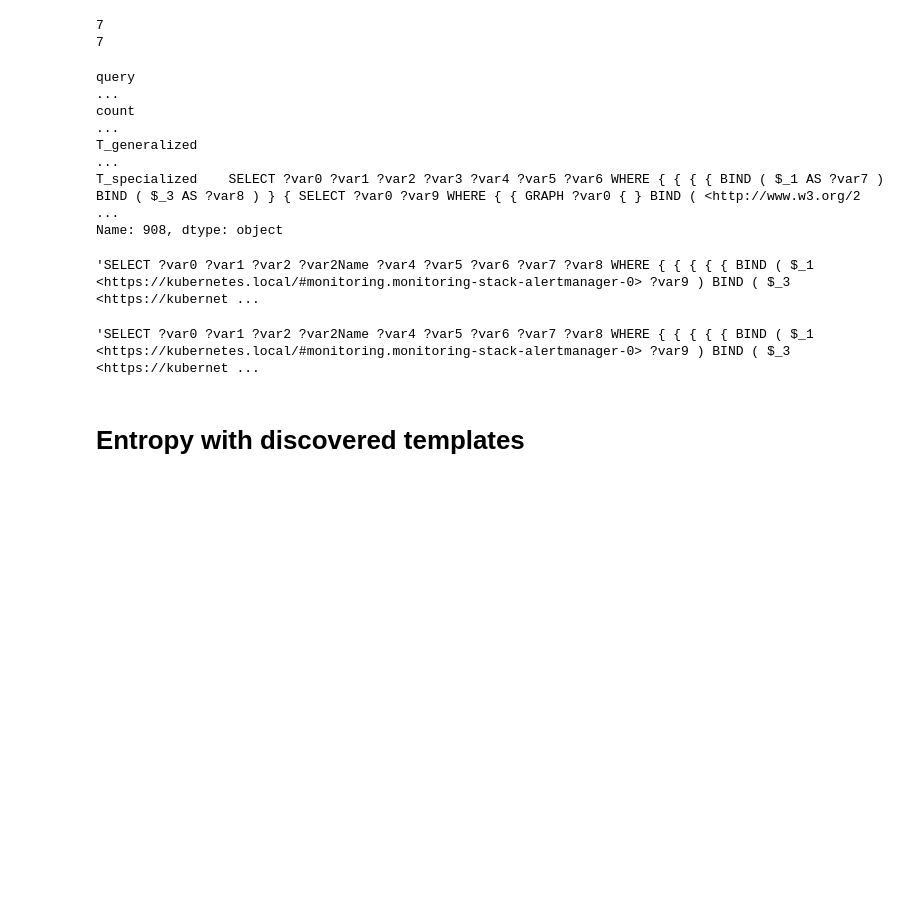
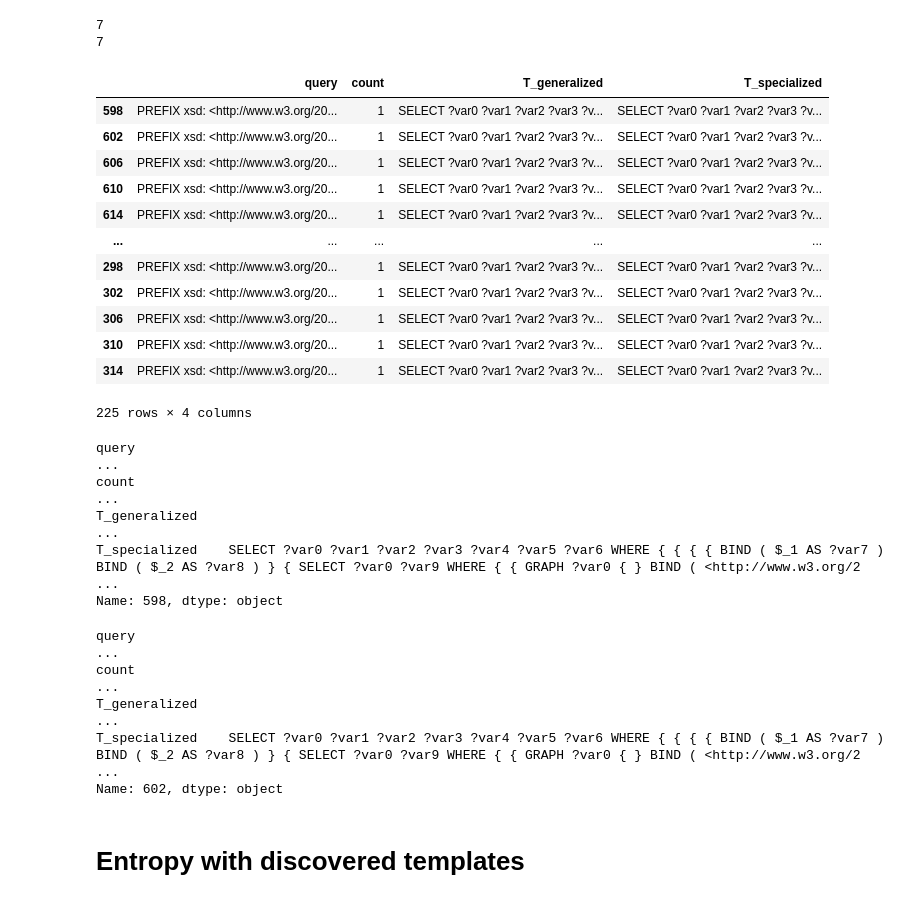
Before and after one commit to glaciation-heu/sparql-log-analysis, a Jupyter notebook: log_analysis/logs/eda.ipynb, the cells around one changed output. Saved outputs shown, nothing was run; the diff lists cells and outputs as text; code cells hidden in the pictures; blank space fills up the shorter version.

```diff
--- a/log_analysis/logs/eda.ipynb
+++ b/log_analysis/logs/eda.ipynb
@@ -186,21 +192,38 @@ print(len(df['T_specialized'].unique()))
 7
 # %%
 pd.set_option('display.max_colwidth', None)
-df.loc[908]
+
+df[df['T_specialized'] == df.loc[908]['T_specialized']]
 # %% [output]
+|  | query | count | T_generalized | T_specialized |
+| 598 | PREFIX xsd: <http://www.w3.org/20... | 1 | SELECT ?var0 ?var1 ?var2 ?var3 ?v... | SELECT ?var0 ?var1 ?var2 ?var3 ?v... |
+| 602 | PREFIX xsd: <http://www.w3.org/20... | 1 | SELECT ?var0 ?var1 ?var2 ?var3 ?v... | SELECT ?var0 ?var1 ?var2 ?var3 ?v... |
+| 606 | PREFIX xsd: <http://www.w3.org/20... | 1 | SELECT ?var0 ?var1 ?var2 ?var3 ?v... | SELECT ?var0 ?var1 ?var2 ?var3 ?v... |
+| 610 | PREFIX xsd: <http://www.w3.org/20... | 1 | SELECT ?var0 ?var1 ?var2 ?var3 ?v... | SELECT ?var0 ?var1 ?var2 ?var3 ?v... |
+| 614 | PREFIX xsd: <http://www.w3.org/20... | 1 | SELECT ?var0 ?var1 ?var2 ?var3 ?v... | SELECT ?var0 ?var1 ?var2 ?var3 ?v... |
+| ... | ... | ... | ... | ... |
+| 298 | PREFIX xsd: <http://www.w3.org/20... | 1 | SELECT ?var0 ?var1 ?var2 ?var3 ?v... | SELECT ?var0 ?var1 ?var2 ?var3 ?v... |
+| 302 | PREFIX xsd: <http://www.w3.org/20... | 1 | SELECT ?var0 ?var1 ?var2 ?var3 ?v... | SELECT ?var0 ?var1 ?var2 ?var3 ?v... |
+| 306 | PREFIX xsd: <http://www.w3.org/20... | 1 | SELECT ?var0 ?var1 ?var2 ?var3 ?v... | SELECT ?var0 ?var1 ?var2 ?var3 ?v... |
+| 310 | PREFIX xsd: <http://www.w3.org/20... | 1 | SELECT ?var0 ?var1 ?var2 ?var3 ?v... | SELECT ?var0 ?var1 ?var2 ?var3 ?v... |
+| 314 | PREFIX xsd: <http://www.w3.org/20... | 1 | SELECT ?var0 ?var1 ?var2 ?var3 ?v... | SELECT ?var0 ?var1 ?var2 ?var3 ?v... |
-query                                                                                                                                                                                                    ...
-count                                                                                                                                                                                                    ...
-T_generalized                                                                                                                                                                                            ...
-T_specialized    SELECT ?var0 ?var1 ?var2 ?var3 ?var4 ?var5 ?var6 WHERE { { { { BIND ( $_1 AS ?var7 ) BIND ( $_3 AS ?var8 ) } { SELECT ?var0 ?var9 WHERE { { GRAPH ?var0 { } BIND ( <http://www.w3.org/2 ...
-Name: 908, dtype: object
+225 rows × 4 columns
 # %%
-df.loc[5][2]
+df.loc[598]
 # %% [output]
-'SELECT ?var0 ?var1 ?var2 ?var2Name ?var4 ?var5 ?var6 ?var7 ?var8 WHERE { { { { { BIND ( $_1 <https://kubernetes.local/#monitoring.monitoring-stack-alertmanager-0> ?var9 ) BIND ( $_3 <https://kubernet ...
+query                                                                                                                                                                                                    ...
+count                                                                                                                                                                                                    ...
+T_generalized                                                                                                                                                                                            ...
+T_specialized    SELECT ?var0 ?var1 ?var2 ?var3 ?var4 ?var5 ?var6 WHERE { { { { BIND ( $_1 AS ?var7 ) BIND ( $_2 AS ?var8 ) } { SELECT ?var0 ?var9 WHERE { { GRAPH ?var0 { } BIND ( <http://www.w3.org/2 ...
+Name: 598, dtype: object
 # %%
-df.loc[5][3]
+df.loc[602]
 # %% [output]
-'SELECT ?var0 ?var1 ?var2 ?var2Name ?var4 ?var5 ?var6 ?var7 ?var8 WHERE { { { { { BIND ( $_1 <https://kubernetes.local/#monitoring.monitoring-stack-alertmanager-0> ?var9 ) BIND ( $_3 <https://kubernet ...
+query                                                                                                                                                                                                    ...
+count                                                                                                                                                                                                    ...
+T_generalized                                                                                                                                                                                            ...
+T_specialized    SELECT ?var0 ?var1 ?var2 ?var3 ?var4 ?var5 ?var6 WHERE { { { { BIND ( $_1 AS ?var7 ) BIND ( $_2 AS ?var8 ) } { SELECT ?var0 ?var9 WHERE { { GRAPH ?var0 { } BIND ( <http://www.w3.org/2 ...
+Name: 602, dtype: object
 # %% [markdown]
 # Entropy with discovered templates
 # %%
```
Also changed, not shown: parts of 5 cells of this notebook, 4 other files.
